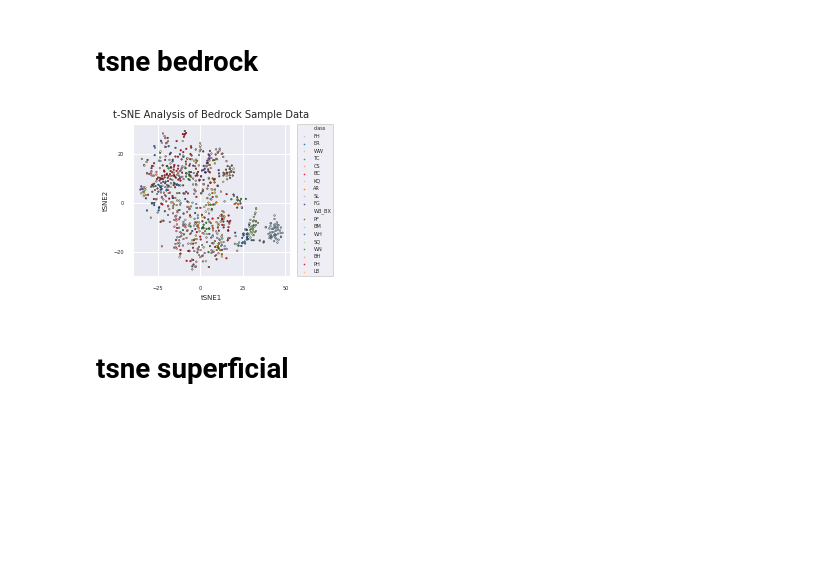
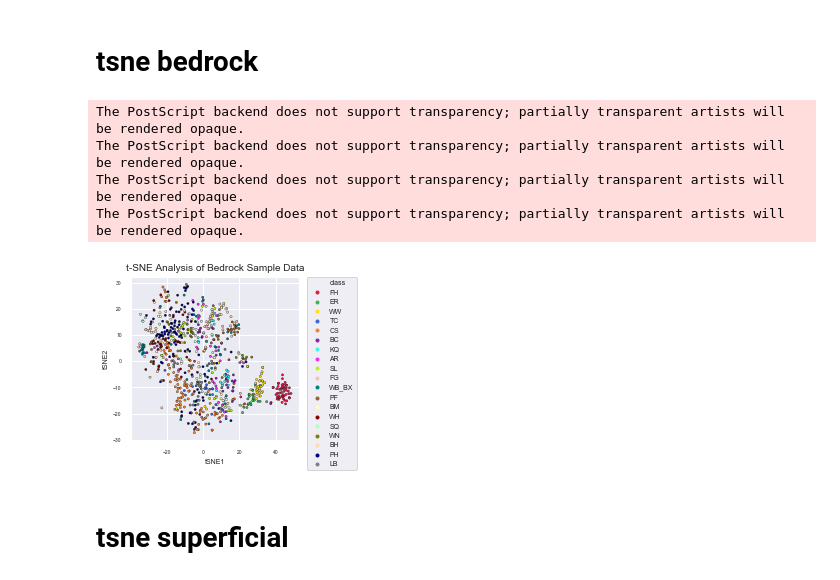
Before and after one commit to Spelaeo123/Machine_Learning, a Jupyter notebook: paper_1_notebooks/visualisations.ipynb, the cells around one changed output. Drawn from its saved outputs; the diff is of its cells as text; code cells hidden in the pictures; blank space fills up the shorter version.

```diff
--- a/paper_1_notebooks/visualisations.ipynb
+++ b/paper_1_notebooks/visualisations.ipynb
@@ -16,30 +19,37 @@ tsne_data_with_colour = pd.read_csv('output_datasets/pre_model_datasets/tsne_dat
+# %%
+my_pallete = ['#e6194b', '#3cb44b', '#ffe119', '#4363d8', '#f58231', '#911eb4', '#46f0f0', '#f032e6', '#bcf60c', '#fabebe', '#008080', '#9a6324', '#fffac8', '#800000', '#aaffc3', '#808000', '#ffd8b1', '#000075', '#808080', '#000000']
 # %%
 
-sns.set(rc={'figure.figsize':(2.8,2.8)})
-
+sns.set(rc={'figure.figsize':(3,3)})
+sns.set_palette(sns.color_palette(my_pallete, 19))
 
 plot_on_x = 'tsne1'
 plot_on_y = 'tsne2'
 
-plot = sns.scatterplot(data = tsne_data_with_colour, linewidth = 0.3, edgecolor = 'black', s= 2.8, x = plot_on_x, y = plot_on_y, hue='class',
-                palette=sns.color_palette("Paired", tsne_data_with_colour['class'].nunique()))
+plot = sns.scatterplot(data = tsne_data_with_colour, linewidth = 0.3, edgecolor = 'black', s= 5, x = plot_on_x, y = plot_on_y, hue='class',
+                #palette=sns.color_palette("colorblind", tsne_data_with_colour['class'].nunique())
+                      )
 
 plt.title('t-SNE Analysis of Bedrock Sample Data', fontsize = 10)
 
 plt.yticks(fontsize = 5)
 plt.xticks(fontsize = 5)
 
 plot.set_xlabel('tSNE1',fontsize=7)
 plot.set_ylabel('tSNE2',fontsize=7)
 
-plt.tight_layout()
-plt.legend(fontsize=5, markerscale=0.1, bbox_to_anchor=(1.05, 1), loc=2, borderaxespad=0.)
+
+plt.legend(fontsize=7, markerscale=0.5, bbox_to_anchor=(1.05, 1), loc=2, borderaxespad=0.)
 
 if save_plots == True:
     fig = plot.get_figure()
     fig.savefig(fname=filepath, dpi = 2000, pad_inches = 0.5, bbox_extra_artists=(plot,), bbox_inches='tight')
 # %% [output]
+The PostScript backend does not support transparency; partially transparent artists will be rendered opaque.
+The PostScript backend does not support transparency; partially transparent artists will be rendered opaque.
+The PostScript backend does not support transparency; partially transparent artists will be rendered opaque.
+The PostScript backend does not support transparency; partially transparent artists will be rendered opaque.
-[figure, old version]
+[figure, new version]
 # %% [markdown]
 # tsne superficial
 # %%
```
Also changed, not shown: parts of 6 cells of this notebook, 19 other files.
